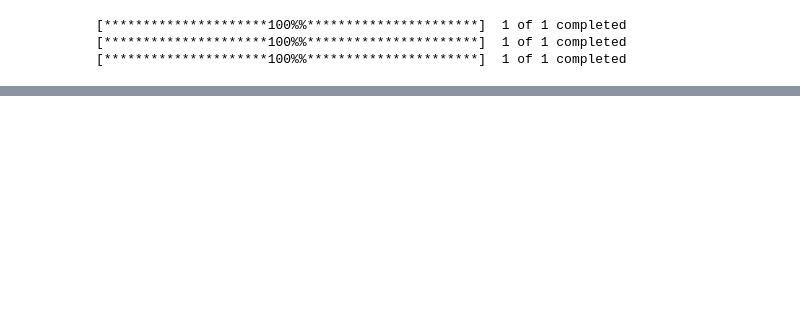
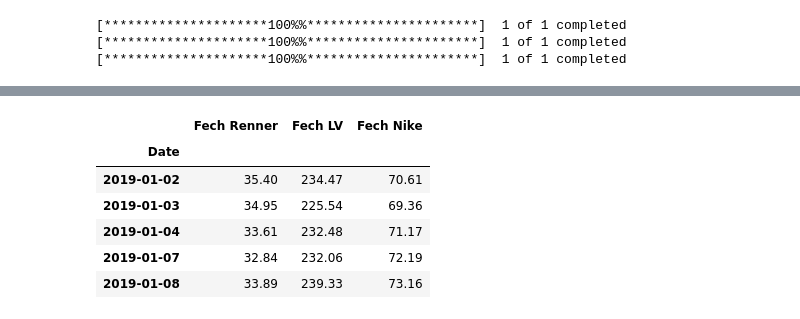
Before and after one commit to doblotoon/normalizacao-a-100, a Jupyter notebook: normalizacao_victor.ipynb, the cells around one changed output, grey strips where cells are left out. Cells and saved outputs as stored; diff of their text form; code cells hidden in the pictures; blank space fills up the shorter version.

```diff
--- a/normalizacao_victor.ipynb
+++ b/normalizacao_victor.ipynb
@@ -60,0 +51,11 @@ df.head()
+# %%
+df.columns = ['Fech Renner', 'Fech LV', 'Fech Nike']
+df.head()
+# %% [output]
+|  | Fech Renner | Fech LV | Fech Nike |
+| Date |  |  |  |
+| 2019-01-02 | 35.40 | 234.47 | 70.61 |
+| 2019-01-03 | 34.95 | 225.54 | 69.36 |
+| 2019-01-04 | 33.61 | 232.48 | 71.17 |
+| 2019-01-07 | 32.84 | 232.06 | 72.19 |
+| 2019-01-08 | 33.89 | 239.33 | 73.16 |
```
Also changed, not shown: parts of 7 cells of this notebook.
